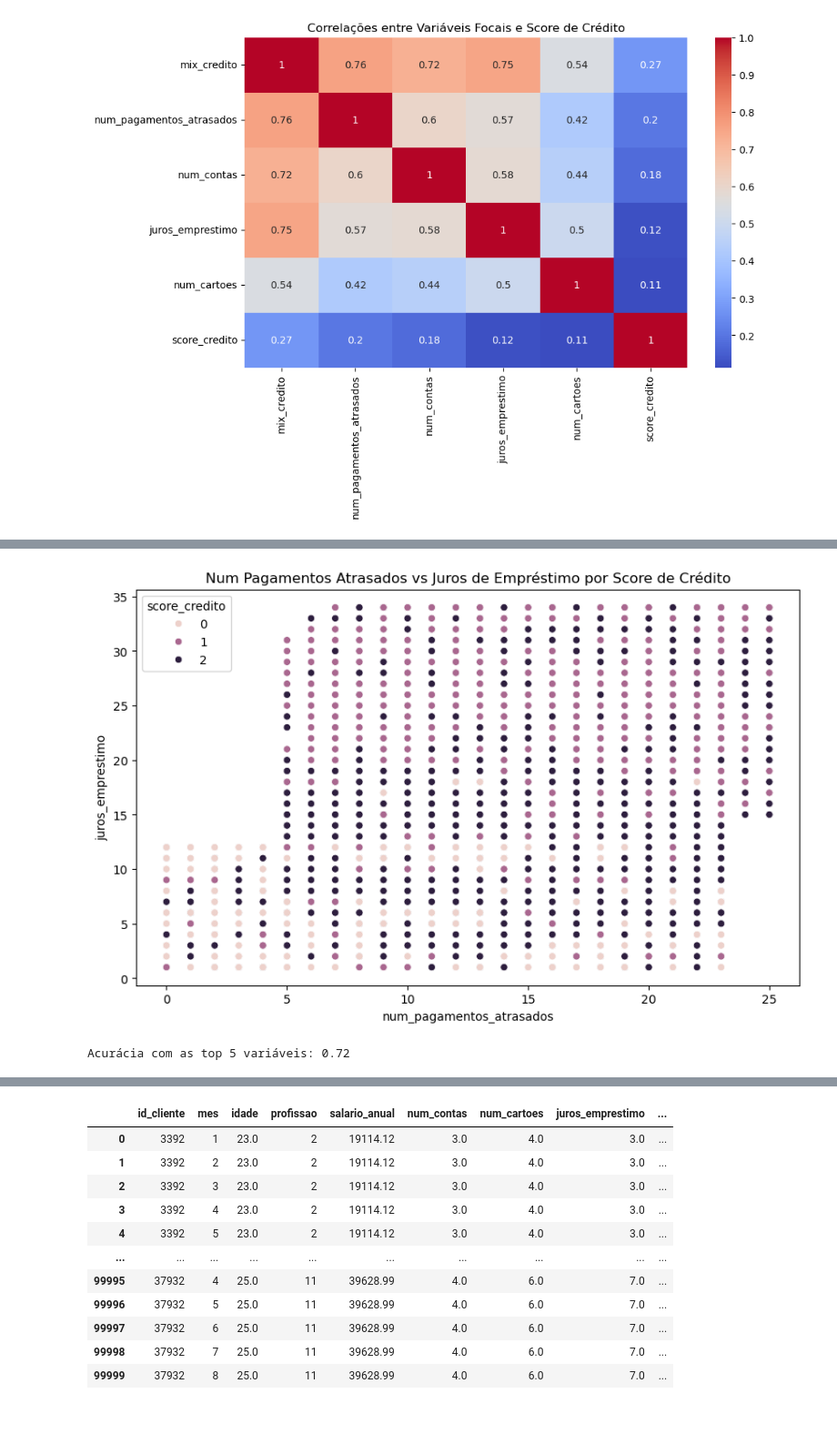
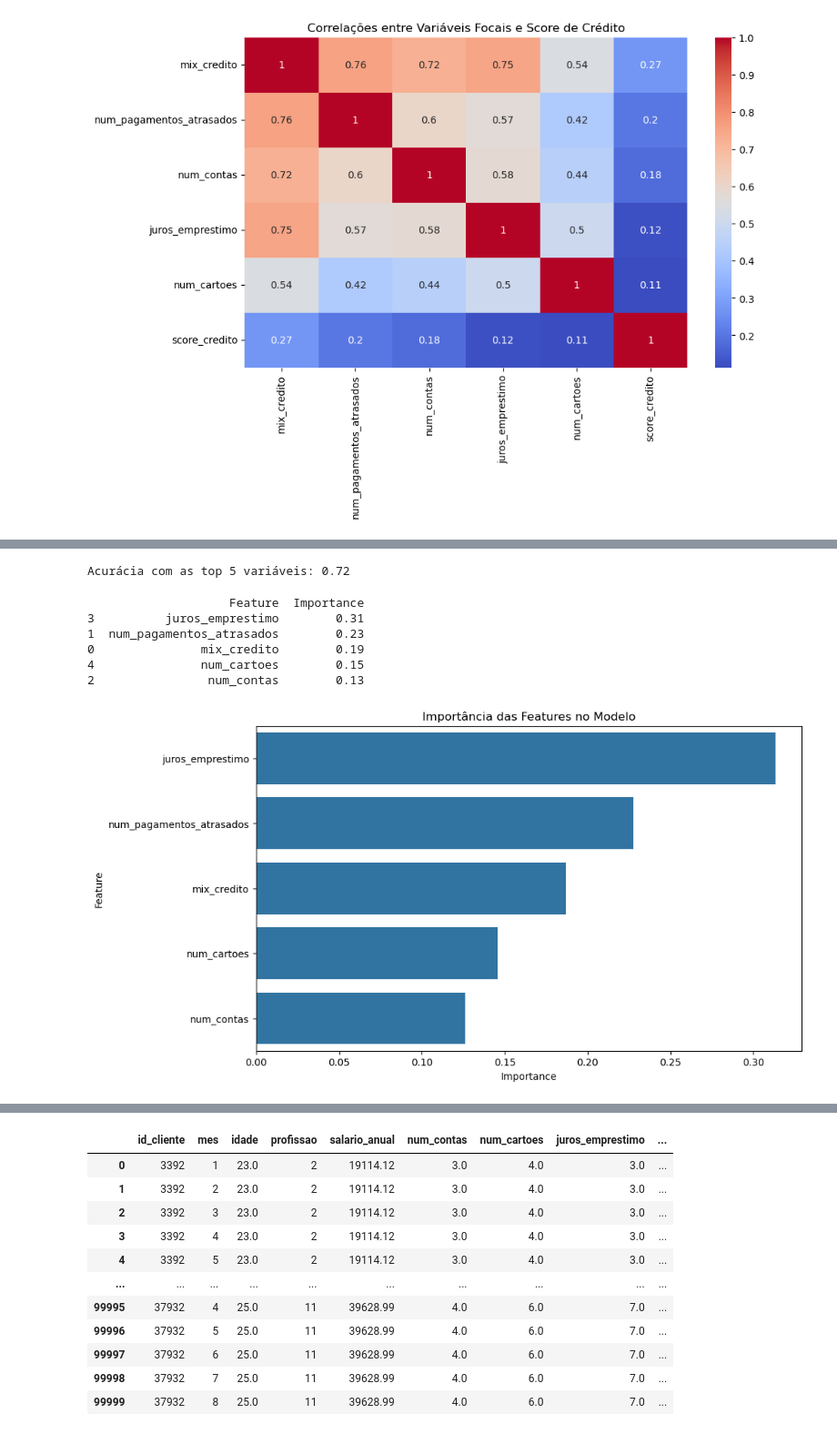
Before and after one commit to Haell39/Analise-Credito, a Jupyter notebook: main.ipynb, the cells around one changed output, grey strips where cells are left out. Shown at 91% size. Drawn from its saved outputs; the diff is of its cells as text; code cells hidden in the pictures.

```diff
--- a/main.ipynb
+++ b/main.ipynb
@@ -304,10 +311,3 @@ plt.show()
-# %%
-plt.figure(figsize=(10,6))
-sns.scatterplot(x='num_pagamentos_atrasados', y='juros_emprestimo', hue='score_credito', data=table)
-plt.title('Num Pagamentos Atrasados vs Juros de Empréstimo por Score de Crédito')
-plt.show()
-# %% [output]
-[figure, removed]
 # %%
 from sklearn.ensemble import RandomForestClassifier
 from sklearn.model_selection import train_test_split
@@ -329,3 +329,22 @@ y_pred = rf.predict(X_test)
 print(f"Acurácia com as top 5 variáveis: {accuracy_score(y_test, y_pred):.2f}")
 # %% [output]
 Acurácia com as top 5 variáveis: 0.72
+# %%
+importances = rf.feature_importances_
+feature_names = X.columns
+feature_importance_df = pd.DataFrame({'Feature': feature_names, 'Importance': importances}).sort_values('Importance', ascending=False)
+print(feature_importance_df)
+
+# Gráfico de importância
+plt.figure(figsize=(10,6))
+sns.barplot(x='Importance', y='Feature', data=feature_importance_df)
+plt.title('Importância das Features no Modelo')
+plt.show()
+# %% [output]
+                    Feature  Importance
+3          juros_emprestimo        0.31
+1  num_pagamentos_atrasados        0.23
+0               mix_credito        0.19
+4               num_cartoes        0.15
+2                num_contas        0.13
+[figure, added]
```
Also changed, not shown: parts of 13 cells of this notebook.
